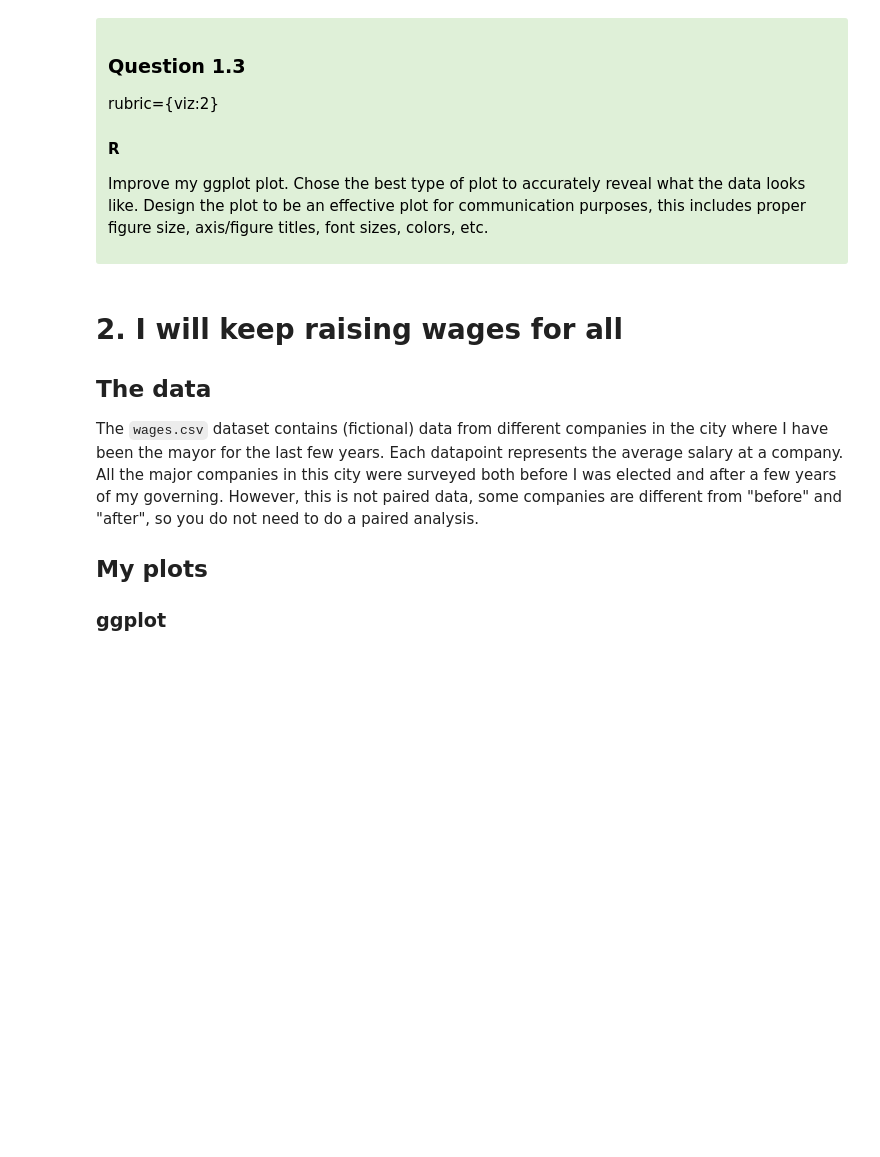
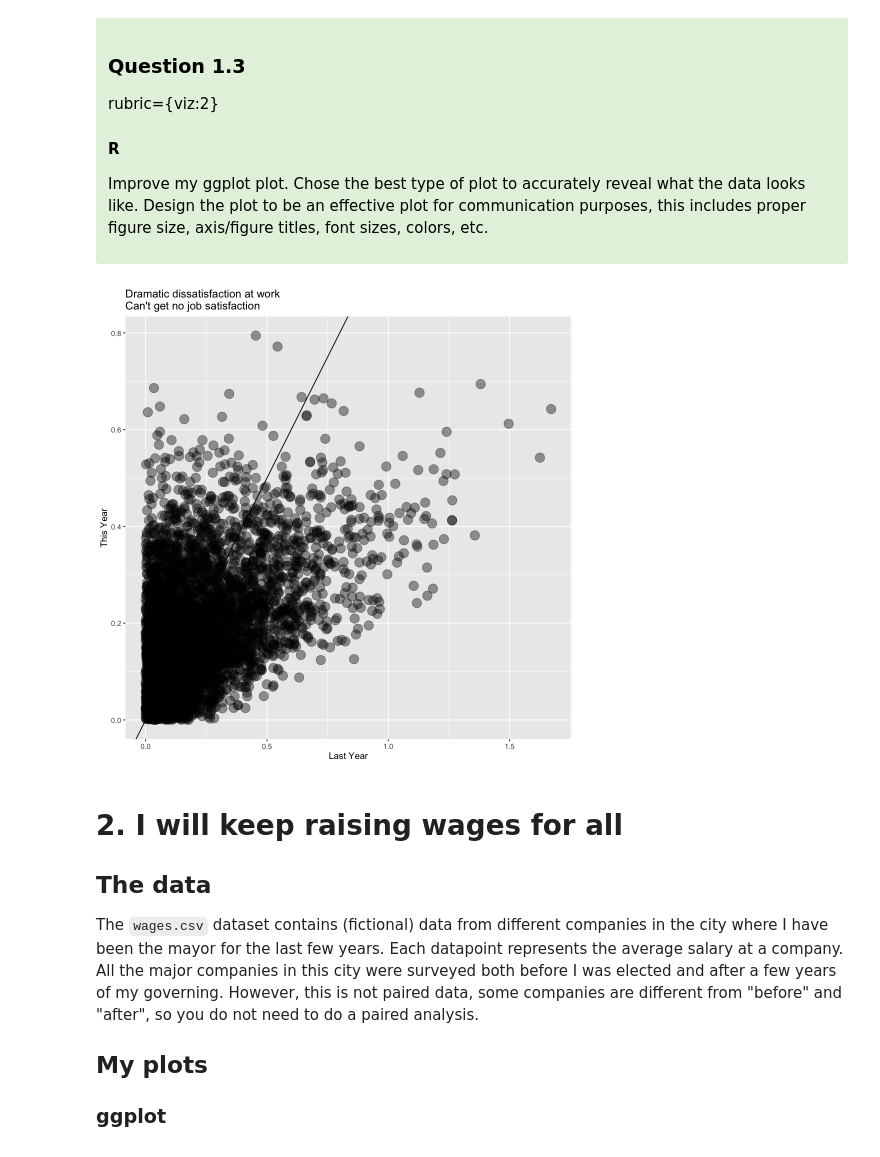
Before and after one commit to JordanKaseram/MDS-Data-550-Labs, a Jupyter notebook: lab3/lab3-R.ipynb, the cells around one changed output. Drawn from its saved outputs; the diff is of its cells as text; code cells hidden in the pictures; blank space fills up the shorter version.

```diff
--- a/lab3/lab3-R.ipynb
+++ b/lab3/lab3-R.ipynb
@@ -137,3 +158,20 @@ rubric={viz:2}
+# %%
+# YOUR ANSWER HERE
+options(repr.plot.width = 8, repr.plot.height = 8)
+
+p2 <- ggplot(data = cities_df, aes(x = last_year, y=this_year)) +
+    geom_point(size=5, alpha=0.4) +
+    labs(
+        title = "Dramatic dissatisfaction at work\nCan't get no job satisfaction",
+        x = "Last Year",
+        y = "This Year"
+    ) +
+    geom_abline()
+
+
+p2
+# %% [output]
+[figure, added]
 # %% [markdown]
 # 2. I will keep raising wages for all
 
```
Also changed, not shown: parts of 4 cells of this notebook.
